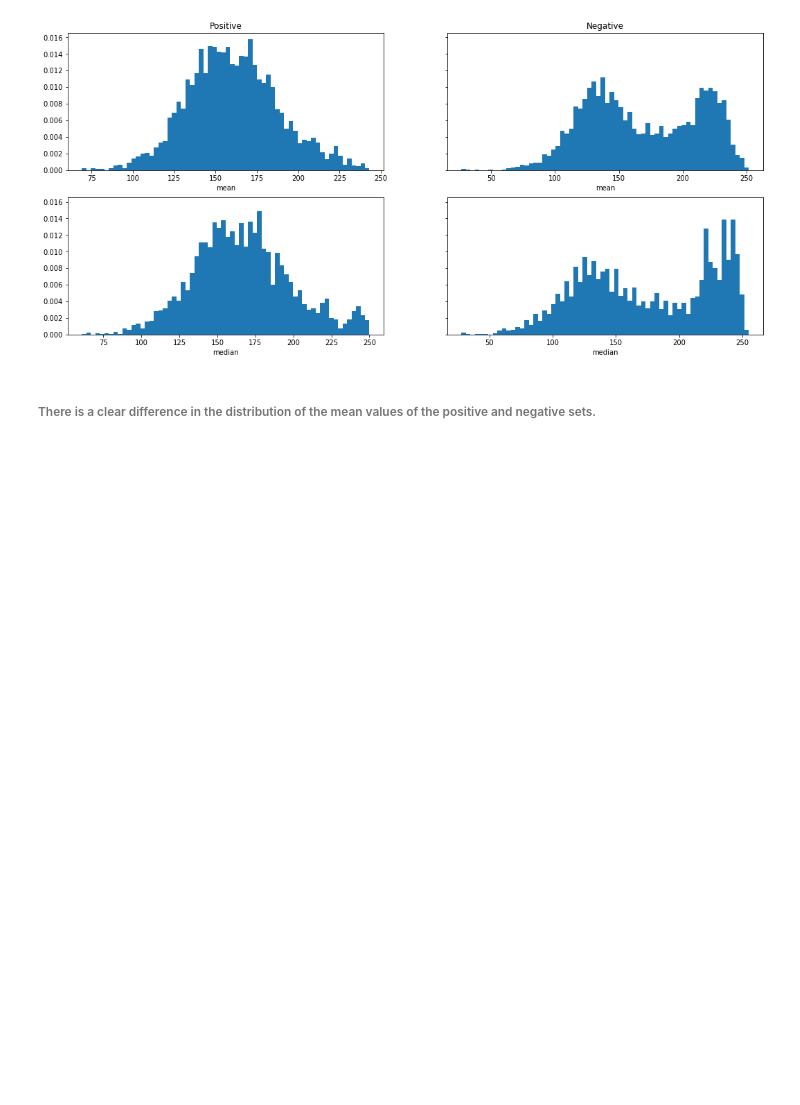
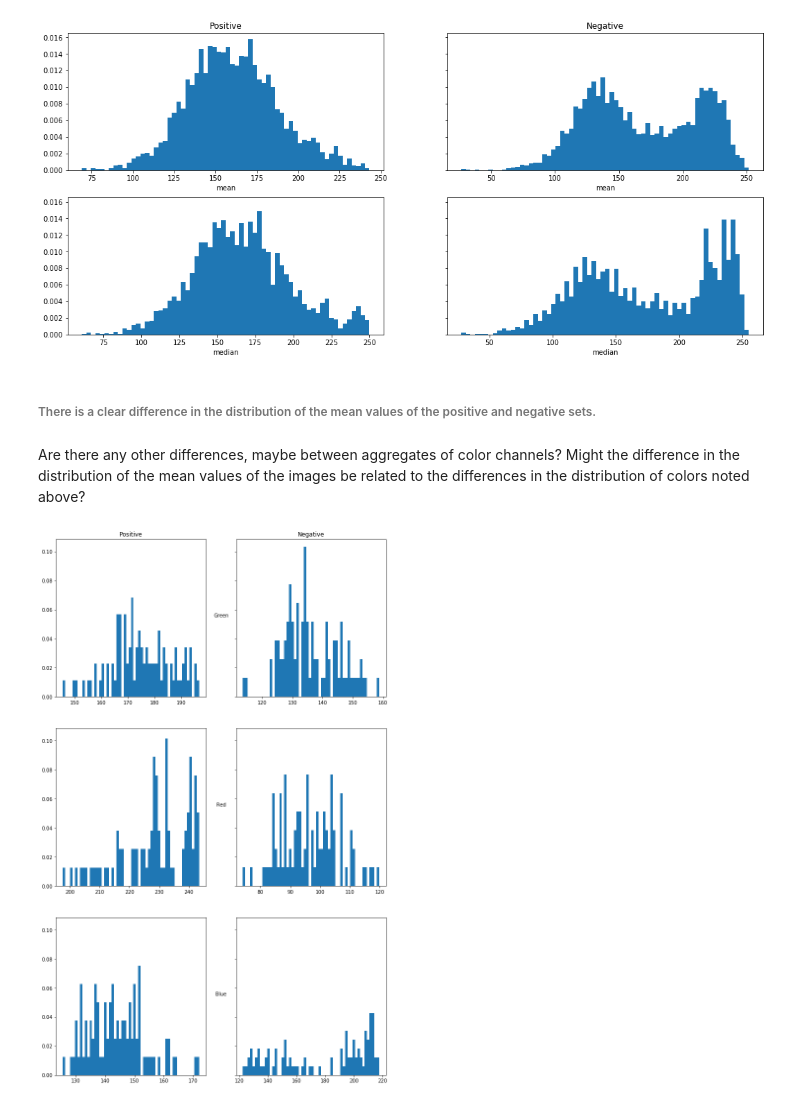
Before and after one commit to morganfry/springboard, a Jupyter notebook: Capstone Project 1/Spr_Cap1_MFRY_Data_Exploration.ipynb, the cells around one changed output. Saved outputs shown, nothing was run; the diff lists cells and outputs as text; code cells hidden in the pictures; blank space fills up the shorter version.

```diff
--- a/Capstone Project 1/Spr_Cap1_MFRY_Data_Exploration.ipynb
+++ b/Capstone Project 1/Spr_Cap1_MFRY_Data_Exploration.ipynb
@@ -157,3 +155,6 @@ plt.show()
 [figure]
 # %% [markdown]
 ###### There is a clear difference in the distribution of the mean values of the positive and negative sets.
+# %% [markdown]
+Are there any other differences, maybe between aggregates of color channels?
+Might the difference in the distribution of the mean values of the images be related to the differences in the distribution of colors noted above?
@@ -159,0 +186,34 @@ plt.show()
+# %%
+X_pos_grn=X_pos_l[:][:][:][0]
+X_pos_grn_mean=[np.mean(np.ravel(each)) for each in X_pos_grn]
+X_pos_blu=X_pos_l[:][:][:][1]
+X_pos_blu_mean=[np.mean(np.ravel(each)) for each in X_pos_blu]
+X_pos_red=X_pos_l[:][:][:][2]
+X_pos_red_mean=[np.mean(np.ravel(each)) for each in X_pos_red]
+X_neg_grn=X_neg_l[:][:][:][0]
+X_neg_grn_mean=[np.mean(np.ravel(each)) for each in X_neg_grn]
+X_neg_blu=X_neg_l[:][:][:][1]
+X_neg_blu_mean=[np.mean(np.ravel(each)) for each in X_neg_blu]
+X_neg_red=X_neg_l[:][:][:][2]
+X_neg_red_mean=[np.mean(np.ravel(each)) for each in X_neg_red]
+# %%
+
+fig,ax = plt.subplots(3,2, sharey=True, figsize=(12,20))
+
+ax[0,0].hist(X_pos_grn_mean,density=True,bins=56)
+ax[0,1].hist(X_neg_grn_mean,density=True,bins=56)
+ax[1,0].hist(X_pos_blu_mean,density=True,bins=56)
+ax[1,1].hist(X_neg_blu_mean,density=True,bins=56)
+ax[2,0].hist(X_pos_red_mean,density=True,bins=56)
+ax[2,1].hist(X_neg_red_mean,density=True,bins=56)
+
+ax[0,0].set_title("Positive")
+ax[0,1].set_title("Negative")
+ax[0,1].set_ylabel("Green",rotation='horizontal',labelpad=30)
+ax[1,1].set_ylabel("Red",rotation='horizontal',labelpad=30)
+ax[2,1].set_ylabel("Blue",rotation='horizontal',labelpad=30)
+#ax[3,1].set_ylabel("Grayscale",rotation='horizontal',labelpad=30)
+
+plt.show()
+# %% [output]
+[figure, added]
```
Also changed, not shown: parts of 5 cells of this notebook, 1 other file.
